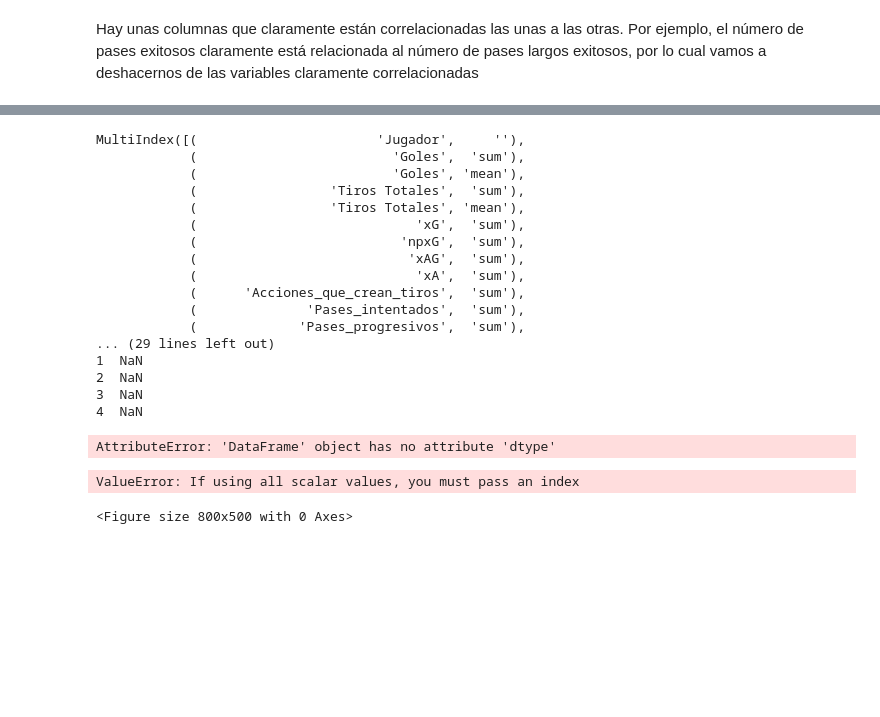
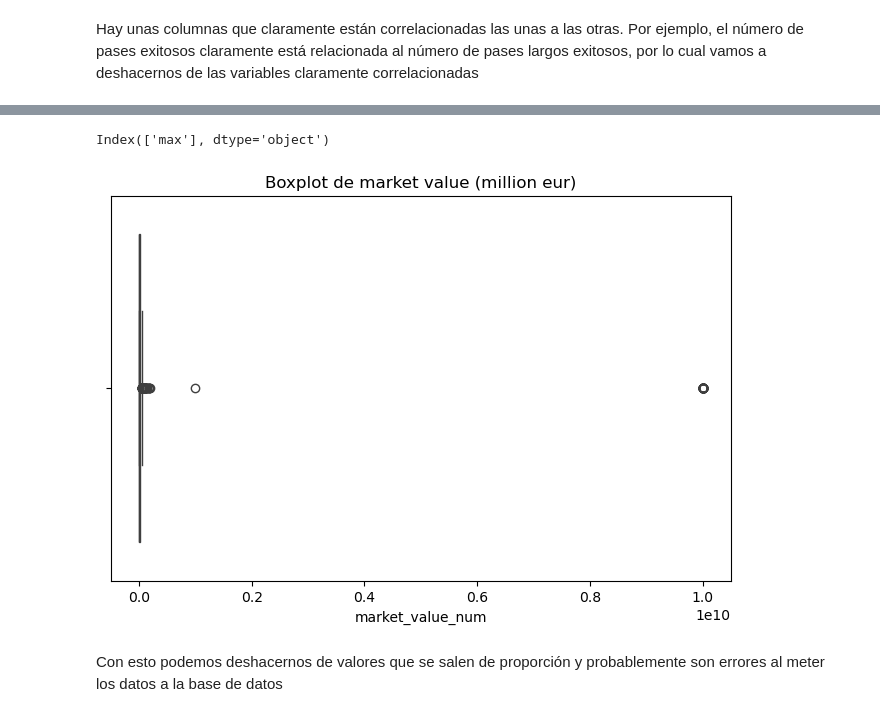
Before and after one commit to BI-organization/lab1, a Jupyter notebook: Lab1.ipynb, the cells around one changed output, grey strips where cells are left out. Cells and saved outputs as stored; diff of their text form; code cells hidden in the pictures; blank space fills up the shorter version.

```diff
--- a/Lab1.ipynb
+++ b/Lab1.ipynb
@@ -447,31 +452,16 @@ df_players_comb.head()
-# %%
-print(df_players_comb.columns)
-print(df_players_comb["market_value_million_eur"].head())
-print(df_players_comb["market_value_million_eur"].dtype)
-# %% [output]
-MultiIndex([(                       'Jugador',     ''),
-            (                         'Goles',  'sum'),
-            (                         'Goles', 'mean'),
-            (                 'Tiros Totales',  'sum'),
-            (                 'Tiros Totales', 'mean'),
-            (                            'xG',  'sum'),
-            (                          'npxG',  'sum'),
-            (                           'xAG',  'sum'),
-            (                            'xA',  'sum'),
-            (      'Acciones_que_crean_tiros',  'sum'),
-            (              'Pases_intentados',  'sum'),
-            (             'Pases_progresivos',  'sum'),
-... (29 lines left out)
-1  NaN
-2  NaN
-3  NaN
-4  NaN
-AttributeError: 'DataFrame' object has no attribute 'dtype'
+# %%
+print(df_players_comb["market_value"].columns)
+df_players_comb["market_value_num"] = pd.to_numeric(
+    df_players_comb["market_value"]["max"], errors="coerce"
+)
+# %% [output]
+Index(['max'], dtype='object')
 # %%
 plt.figure(figsize=(8,5))
-sns.boxplot(data=df_players_comb, x="market_value_million_eur")
-plt.title('Boxplot de market value (million eur)')
+sns.boxplot(data=df_players_comb, x="market_value_num")
+plt.title("Boxplot de market value (million eur)")
 plt.show()
 # %% [output]
-ValueError: If using all scalar values, you must pass an index
-<Figure size 800x500 with 0 Axes>
+[figure, added]
+# %% [markdown]
+Con esto podemos deshacernos de valores que se salen de proporción y probablemente son errores al meter los datos a la base de datos
```
Also changed, not shown: parts of 9 cells of this notebook.
